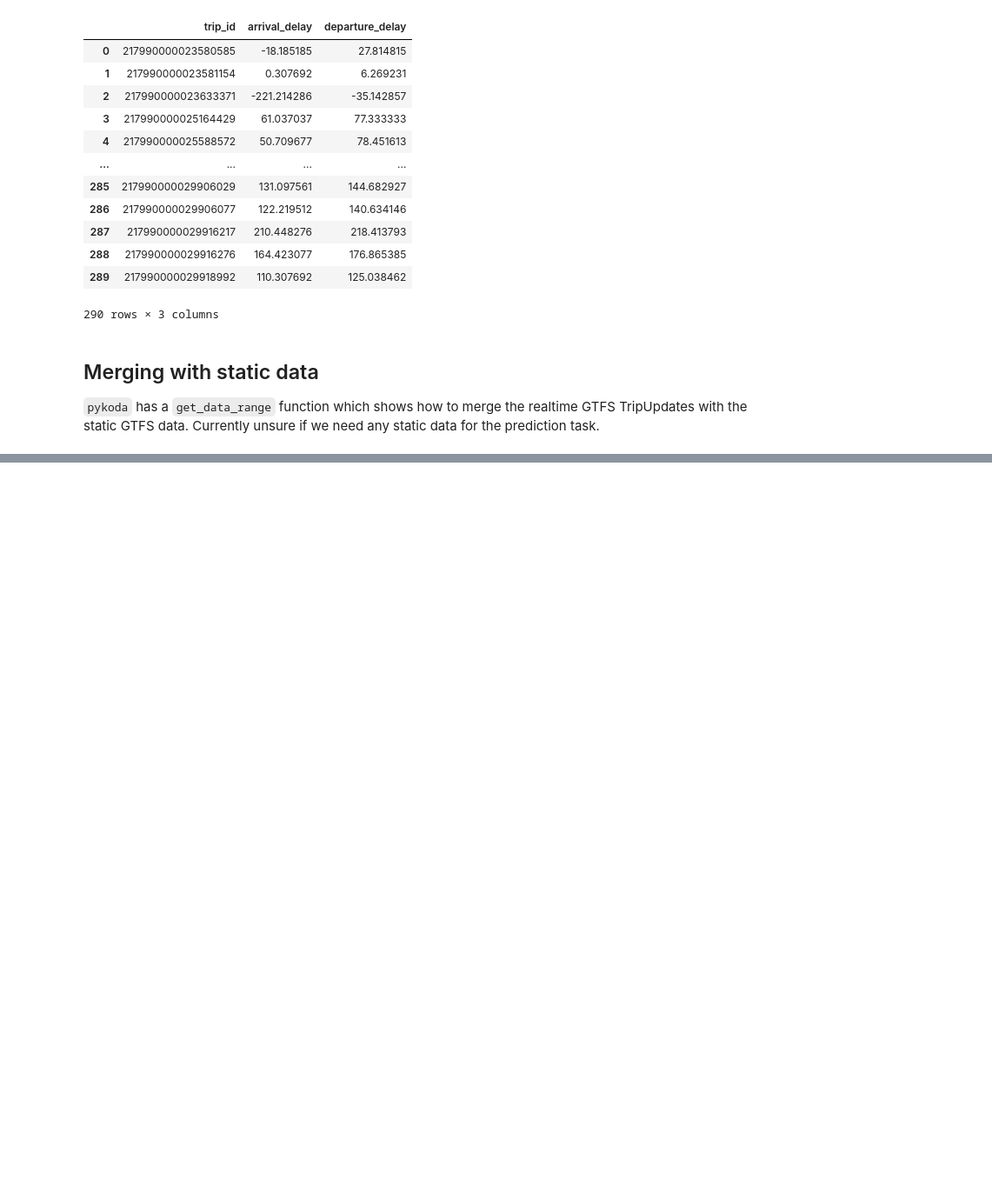
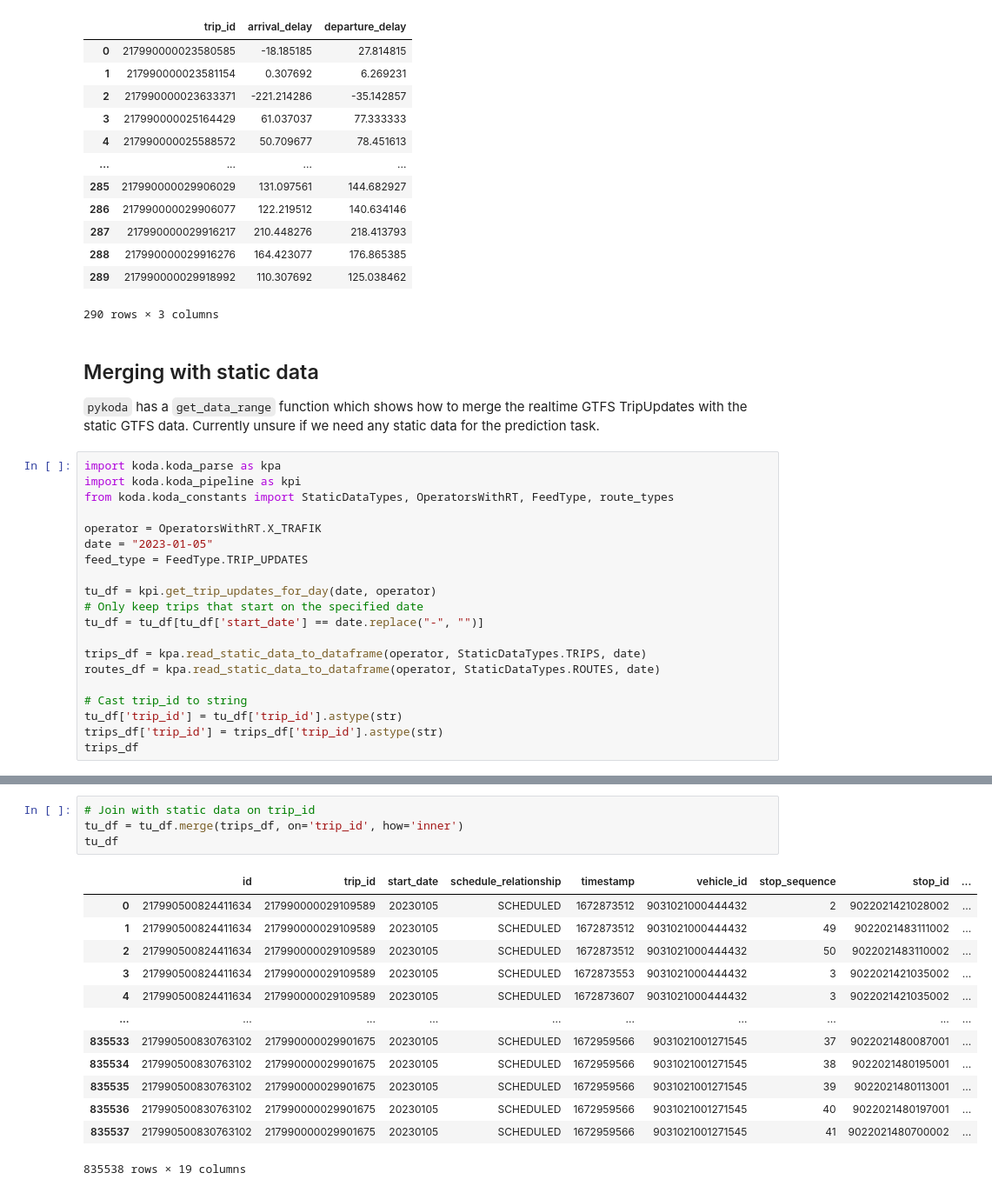
Before and after one commit to ID2223-2024-group2/project, a Jupyter notebook: koda_test.ipynb, the cells around one changed output, grey strips where cells are left out. Shown at 87% size. Cells and saved outputs as stored; diff of their text form; blank space fills up the shorter version.

Commit message:
Add test code for merging static GTFS data with trip updates

```diff
--- a/koda_test.ipynb
+++ b/koda_test.ipynb
@@ -230,3 +231,23 @@ average_delays
 ## Merging with static data
 `pykoda` has a `get_data_range` function which shows how to merge the realtime GTFS TripUpdates with the static GTFS data.
 Currently unsure if we need any static data for the prediction task.
+# %%
+import koda.koda_parse as kpa
+import koda.koda_pipeline as kpi
+from koda.koda_constants import StaticDataTypes, OperatorsWithRT, FeedType, route_types
+
+operator = OperatorsWithRT.X_TRAFIK
+date = "2023-01-05"
+feed_type = FeedType.TRIP_UPDATES
+
+tu_df = kpi.get_trip_updates_for_day(date, operator)
+# Only keep trips that start on the specified date
+tu_df = tu_df[tu_df['start_date'] == date.replace("-", "")]
+
+trips_df = kpa.read_static_data_to_dataframe(operator, StaticDataTypes.TRIPS, date)
+routes_df = kpa.read_static_data_to_dataframe(operator, StaticDataTypes.ROUTES, date)
+
+# Cast trip_id to string
+tu_df['trip_id'] = tu_df['trip_id'].astype(str)
+trips_df['trip_id'] = trips_df['trip_id'].astype(str)
+trips_df
@@ -232,0 +269,18 @@ Currently unsure if we need any static data for the prediction task.
+# %%
+# Join with static data on trip_id
+tu_df = tu_df.merge(trips_df, on='trip_id', how='inner')
+tu_df
+# %% [output]
+|  | id | trip_id | start_date | schedule_relationship | timestamp | vehicle_id | stop_sequence | stop_id | ... |
+| 0 | 217990500824411634 | 217990000029109589 | 20230105 | SCHEDULED | 1672873512 | 9031021000444432 | 2 | 9022021421028002 | ... |
+| 1 | 217990500824411634 | 217990000029109589 | 20230105 | SCHEDULED | 1672873512 | 9031021000444432 | 49 | 9022021483111002 | ... |
+| 2 | 217990500824411634 | 217990000029109589 | 20230105 | SCHEDULED | 1672873512 | 9031021000444432 | 50 | 9022021483110002 | ... |
+| 3 | 217990500824411634 | 217990000029109589 | 20230105 | SCHEDULED | 1672873553 | 9031021000444432 | 3 | 9022021421035002 | ... |
+| 4 | 217990500824411634 | 217990000029109589 | 20230105 | SCHEDULED | 1672873607 | 9031021000444432 | 3 | 9022021421035002 | ... |
+| ... | ... | ... | ... | ... | ... | ... | ... | ... | ... |
+| 835533 | 217990500830763102 | 217990000029901675 | 20230105 | SCHEDULED | 1672959566 | 9031021001271545 | 37 | 9022021480087001 | ... |
+| 835534 | 217990500830763102 | 217990000029901675 | 20230105 | SCHEDULED | 1672959566 | 9031021001271545 | 38 | 9022021480195001 | ... |
+| 835535 | 217990500830763102 | 217990000029901675 | 20230105 | SCHEDULED | 1672959566 | 9031021001271545 | 39 | 9022021480113001 | ... |
+| 835536 | 217990500830763102 | 217990000029901675 | 20230105 | SCHEDULED | 1672959566 | 9031021001271545 | 40 | 9022021480197001 | ... |
+| 835537 | 217990500830763102 | 217990000029901675 | 20230105 | SCHEDULED | 1672959566 | 9031021001271545 | 41 | 9022021480700002 | ... |
+835538 rows × 19 columns
```
Also changed, not shown: parts of 4 cells of this notebook, 3 other files.
